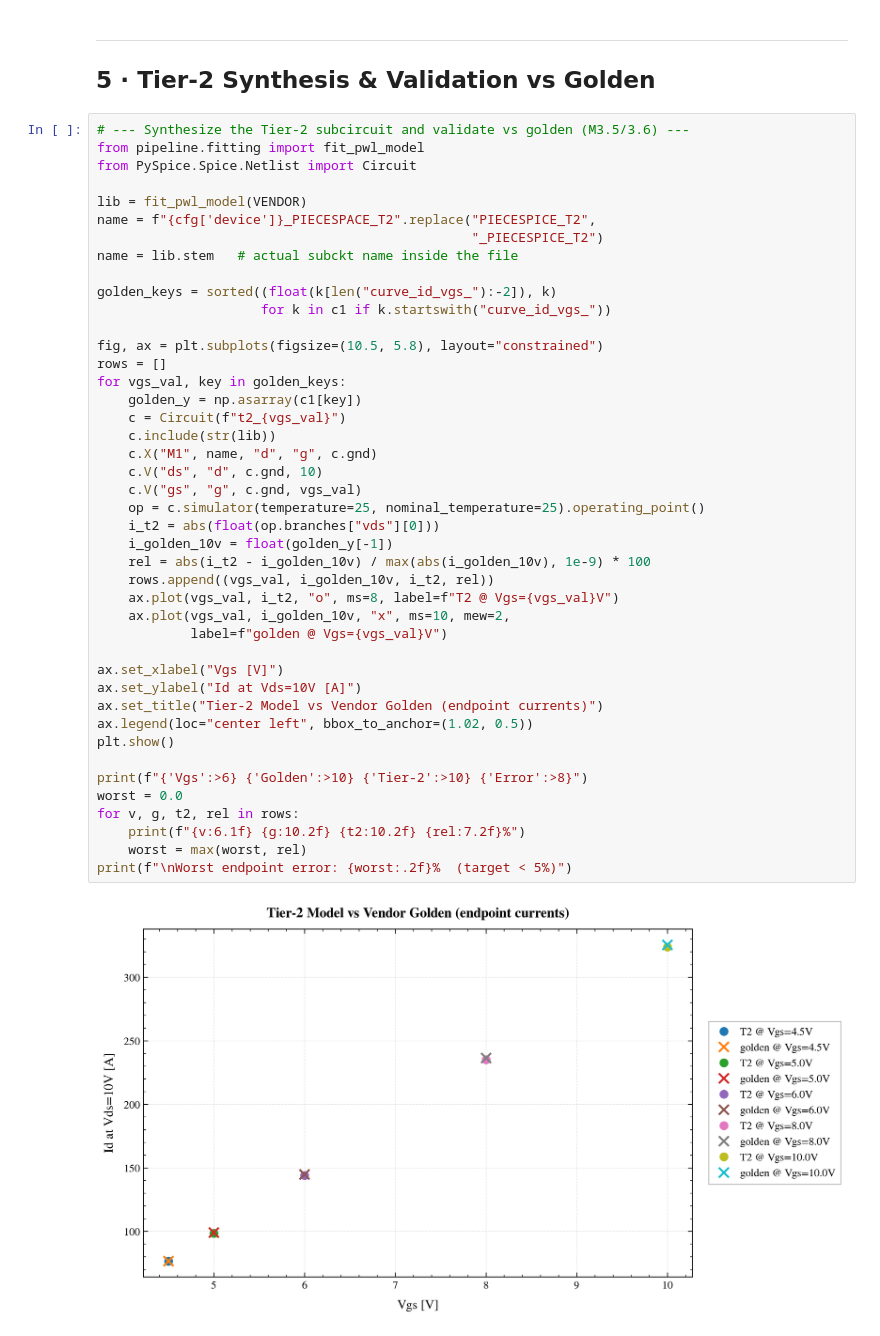
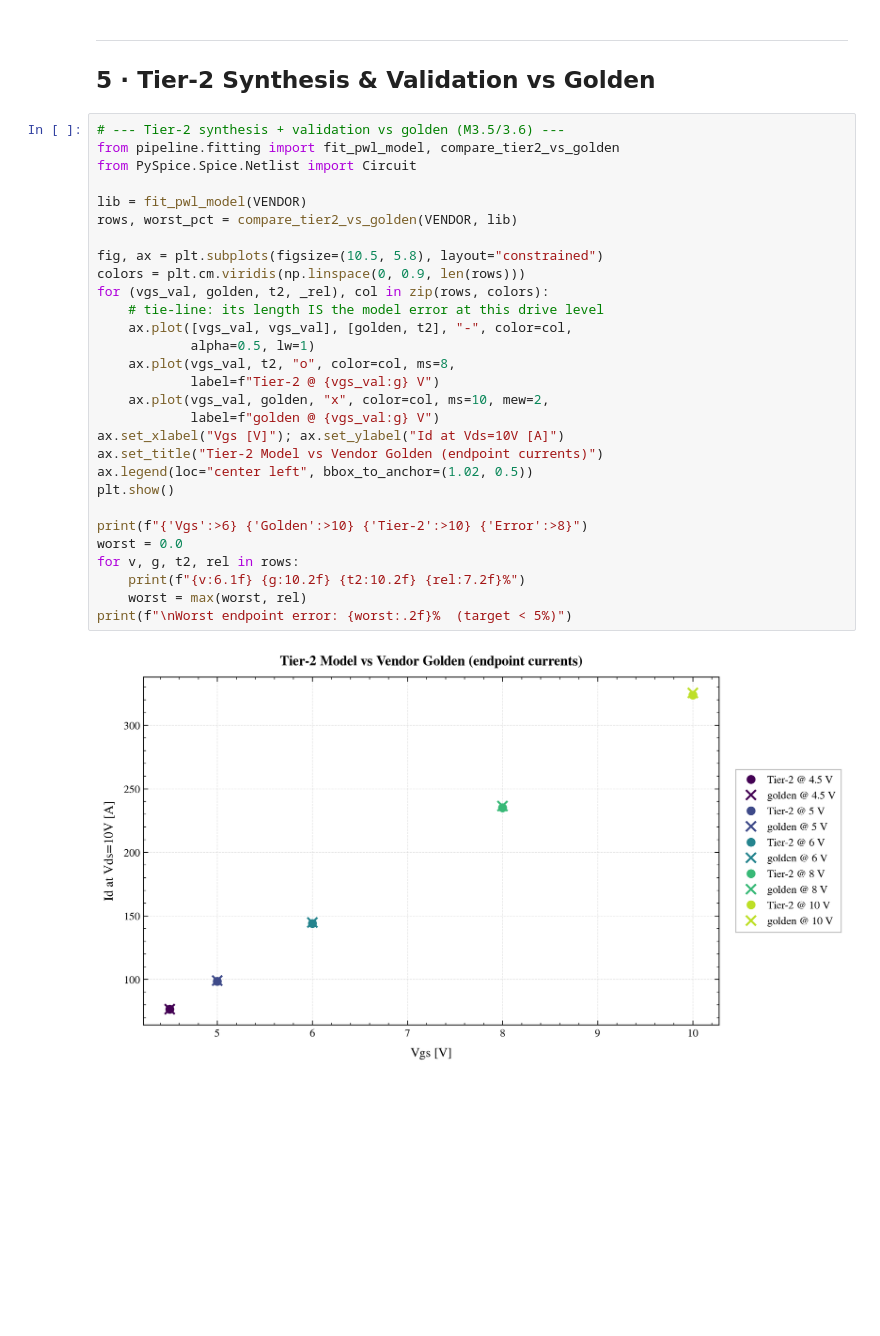
Before and after one commit to Anmol-G-K/PieceSpice, a Jupyter notebook: notebooks/02_piecewise_approximation.ipynb, the cells around one changed output. Cells and saved outputs as stored; diff of their text form; blank space fills up the shorter version.

```diff
--- a/notebooks/02_piecewise_approximation.ipynb
+++ b/notebooks/02_piecewise_approximation.ipynb
@@ -206,50 +193,36 @@ Deviation concentrates at the knee; tails coincide by construction.
 ---
 ## 5 · Tier-2 Synthesis & Validation vs Golden
 # %%
-# --- Synthesize the Tier-2 subcircuit and validate vs golden (M3.5/3.6) ---
-from pipeline.fitting import fit_pwl_model
+# --- Tier-2 synthesis + validation vs golden (M3.5/3.6) ---
+from pipeline.fitting import fit_pwl_model, compare_tier2_vs_golden
 from PySpice.Spice.Netlist import Circuit
 
 lib = fit_pwl_model(VENDOR)
-name = f"{cfg['device']}_PIECESPACE_T2".replace("PIECESPICE_T2",
-                                                "_PIECESPICE_T2")
-name = lib.stem   # actual subckt name inside the file
-
-golden_keys = sorted((float(k[len("curve_id_vgs_"):-2]), k)
-                     for k in c1 if k.startswith("curve_id_vgs_"))
+rows, worst_pct = compare_tier2_vs_golden(VENDOR, lib)
 
 fig, ax = plt.subplots(figsize=(10.5, 5.8), layout="constrained")
-rows = []
-for vgs_val, key in golden_keys:
-    golden_y = np.asarray(c1[key])
-    c = Circuit(f"t2_{vgs_val}")
-    c.include(str(lib))
-    c.X("M1", name, "d", "g", c.gnd)
-    c.V("ds", "d", c.gnd, 10)
-    c.V("gs", "g", c.gnd, vgs_val)
-    op = c.simulator(temperature=25, nominal_temperature=25).operating_point()
-    i_t2 = abs(float(op.branches["vds"][0]))
-    i_golden_10v = float(golden_y[-1])
-    rel = abs(i_t2 - i_golden_10v) / max(abs(i_golden_10v), 1e-9) * 100
-    rows.append((vgs_val, i_golden_10v, i_t2, rel))
-    ax.plot(vgs_val, i_t2, "o", ms=8, label=f"T2 @ Vgs={vgs_val}V")
-    ax.plot(vgs_val, i_golden_10v, "x", ms=10, mew=2,
-            label=f"golden @ Vgs={vgs_val}V")
-
-ax.set_xlabel("Vgs [V]")
-ax.set_ylabel("Id at Vds=10V [A]")
+colors = plt.cm.viridis(np.linspace(0, 0.9, len(rows)))
+for (vgs_val, golden, t2, _rel), col in zip(rows, colors):
+    # tie-line: its length IS the model error at this drive level
+    ax.plot([vgs_val, vgs_val], [golden, t2], "-", color=col,
+            alpha=0.5, lw=1)
+    ax.plot(vgs_val, t2, "o", color=col, ms=8,
+            label=f"Tier-2 @ {vgs_val:g} V")
+    ax.plot(vgs_val, golden, "x", color=col, ms=10, mew=2,
+            label=f"golden @ {vgs_val:g} V")
+ax.set_xlabel("Vgs [V]"); ax.set_ylabel("Id at Vds=10V [A]")
 ax.set_title("Tier-2 Model vs Vendor Golden (endpoint currents)")
 ax.legend(loc="center left", bbox_to_anchor=(1.02, 0.5))
 plt.show()
 
 print(f"{'Vgs':>6} {'Golden':>10} {'Tier-2':>10} {'Error':>8}")
 worst = 0.0
 for v, g, t2, rel in rows:
     print(f"{v:6.1f} {g:10.2f} {t2:10.2f} {rel:7.2f}%")
     worst = max(worst, rel)
 print(f"\nWorst endpoint error: {worst:.2f}%  (target < 5%)")
 # %% [output]
-[figure, old version]
+[figure, new version]
    Vgs     Golden     Tier-2    Error
    4.5      76.50      76.45    0.07%
    5.0      98.95      98.44    0.51%
```
Also changed, not shown: parts of 1 cell of this notebook, 4 other files.
